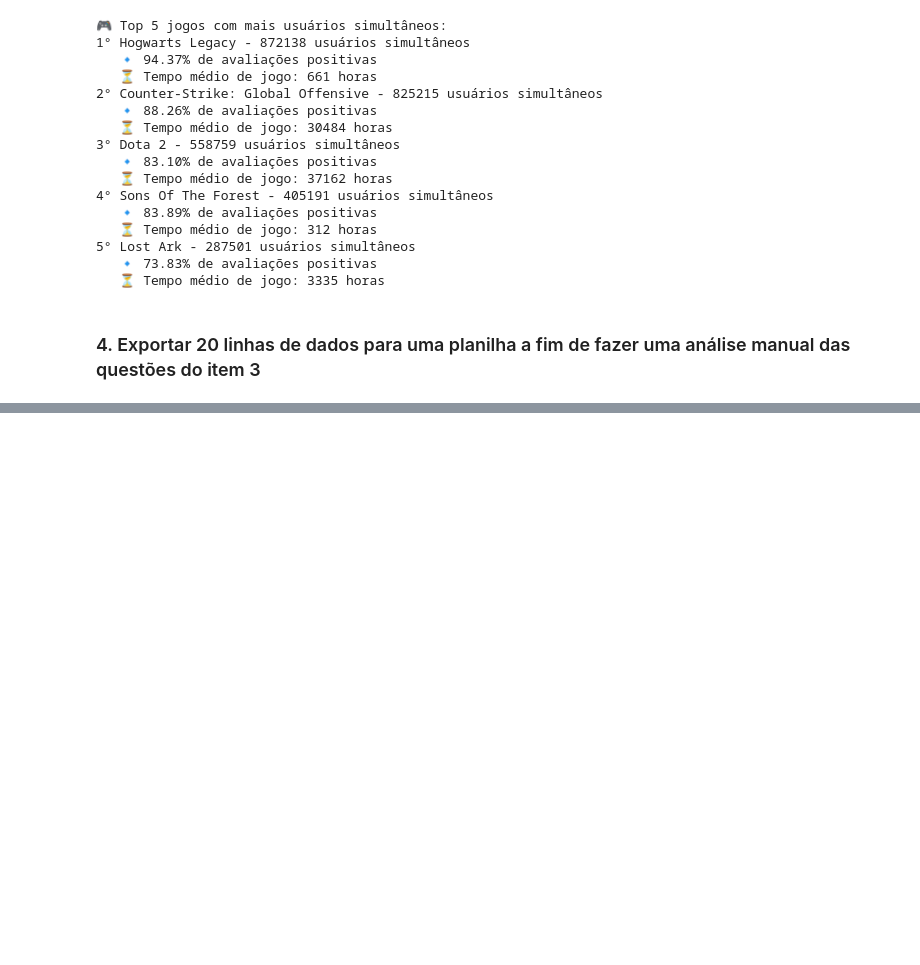
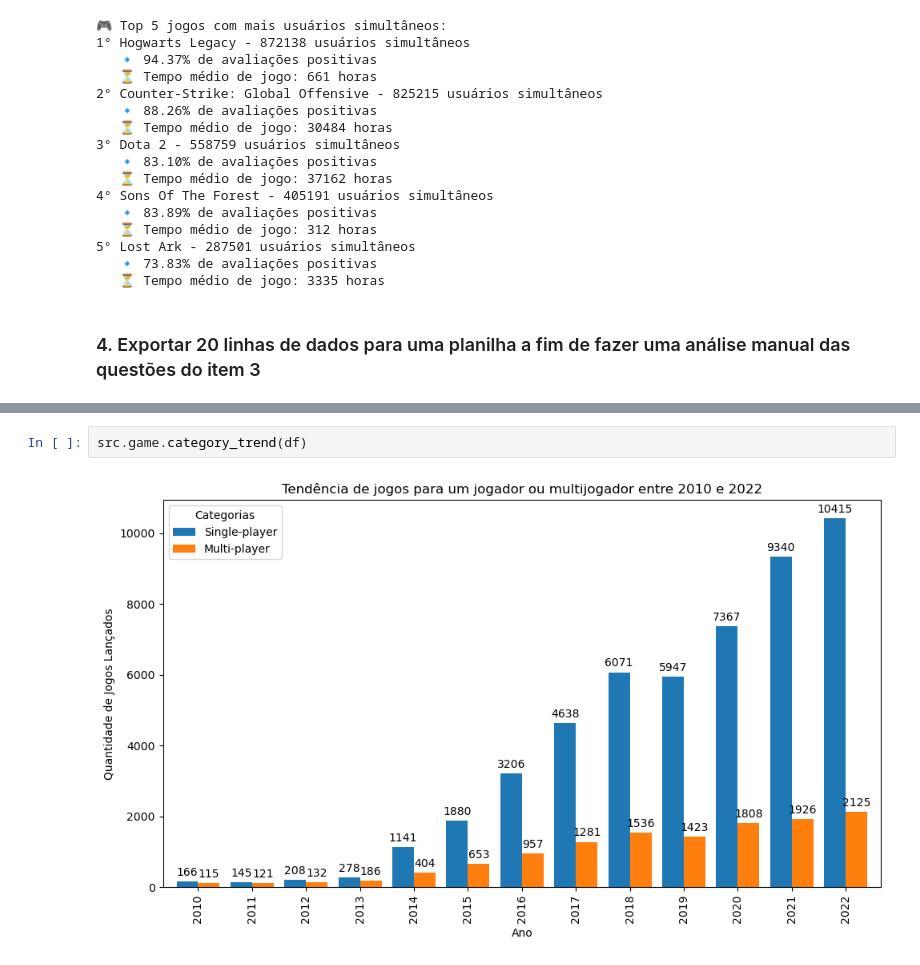
Before and after one commit to Cesars-Salad/project-phase1-steam-games-analysis, a Jupyter notebook: main_notebook.ipynb, the cells around one changed output, grey strips where cells are left out. Cells and saved outputs as stored; diff of their text form; blank space fills up the shorter version.

```diff
--- a/main_notebook.ipynb
+++ b/main_notebook.ipynb
@@ -72,0 +144,4 @@ Arquivo data/processed/randon_20_lines.xlsx já existe. Nenhuma ação realizada
+# %%
+src.game.category_trend(df)
+# %% [output]
+[figure, added]
```
Also changed, not shown: parts of 10 cells of this notebook, 1 other file.
